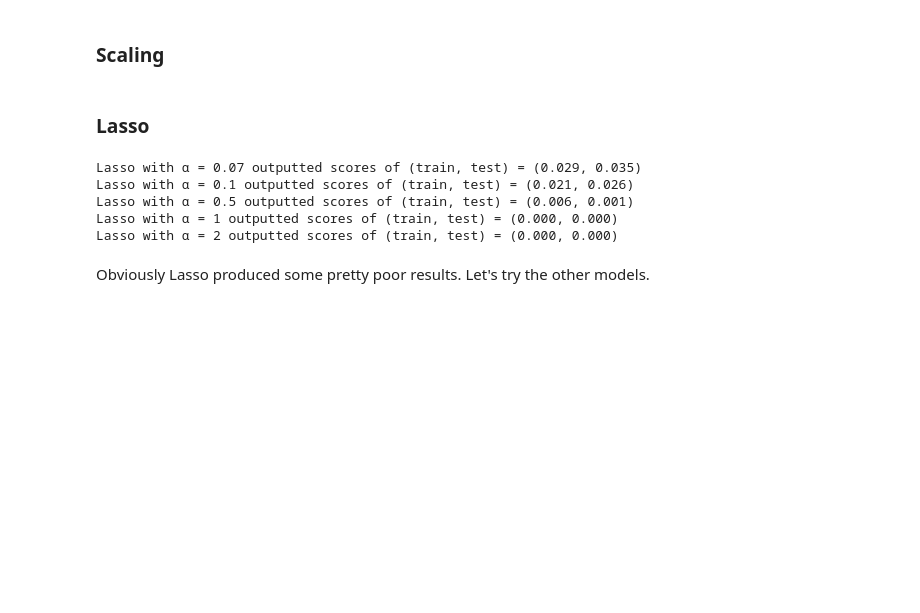
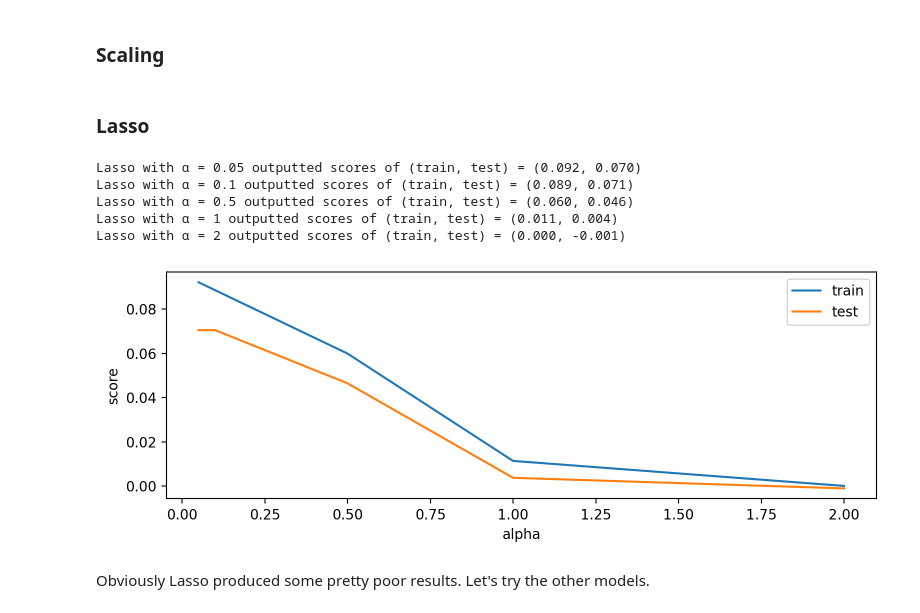
Before and after one commit to chrisbolton18/StanleyCupPredictor, a Jupyter notebook: nhlsc-predictor.ipynb, the cells around one changed output. Saved outputs shown, nothing was run; the diff lists cells and outputs as text; code cells hidden in the pictures; blank space fills up the shorter version.

```diff
--- a/nhlsc-predictor.ipynb
+++ b/nhlsc-predictor.ipynb
@@ -330,20 +353,35 @@ X_test_scaled = scaler.transform(X_test)
 # %%
 from sklearn.linear_model import Lasso
 
-alphas = [0.07, 0.1, 0.5, 1, 2]
+train_scores = []
+test_scores = []
+
+alphas = [0.05, 0.1, 0.5, 1, 2]
 for alpha in alphas:
     lasso = Lasso(alpha=alpha).fit(X_train, y_train)
 
     train_score = lasso.score(X_train, y_train)
     test_score  = lasso.score(X_test, y_test)
+    train_scores.append(train_score)
+    test_scores.append(test_score)
 
     print(f'Lasso with α = {alpha} outputted scores of (train, test) = ({train_score:.3f}, {test_score:.3f})')
 # %% [output]
-Lasso with α = 0.07 outputted scores of (train, test) = (0.029, 0.035)
-Lasso with α = 0.1 outputted scores of (train, test) = (0.021, 0.026)
-Lasso with α = 0.5 outputted scores of (train, test) = (0.006, 0.001)
-Lasso with α = 1 outputted scores of (train, test) = (0.000, 0.000)
-Lasso with α = 2 outputted scores of (train, test) = (0.000, 0.000)
+Lasso with α = 0.05 outputted scores of (train, test) = (0.092, 0.070)
+Lasso with α = 0.1 outputted scores of (train, test) = (0.089, 0.071)
+Lasso with α = 0.5 outputted scores of (train, test) = (0.060, 0.046)
+Lasso with α = 1 outputted scores of (train, test) = (0.011, 0.004)
+Lasso with α = 2 outputted scores of (train, test) = (0.000, -0.001)
+# %%
+plt.plot(alphas, train_scores, label='train')
+plt.plot(alphas, test_scores, label='test')
+plt.xlabel('alpha')
+plt.ylabel('score')
+plt.tight_layout()
+plt.legend();
+#plt.savefig('lasso.png')
+# %% [output]
+[figure, added]
 # %% [markdown]
 Obviously Lasso produced some pretty poor results. Let's try the other models.
 # %% [markdown]
```
Also changed, not shown: parts of 17 cells of this notebook, 4 other files.
